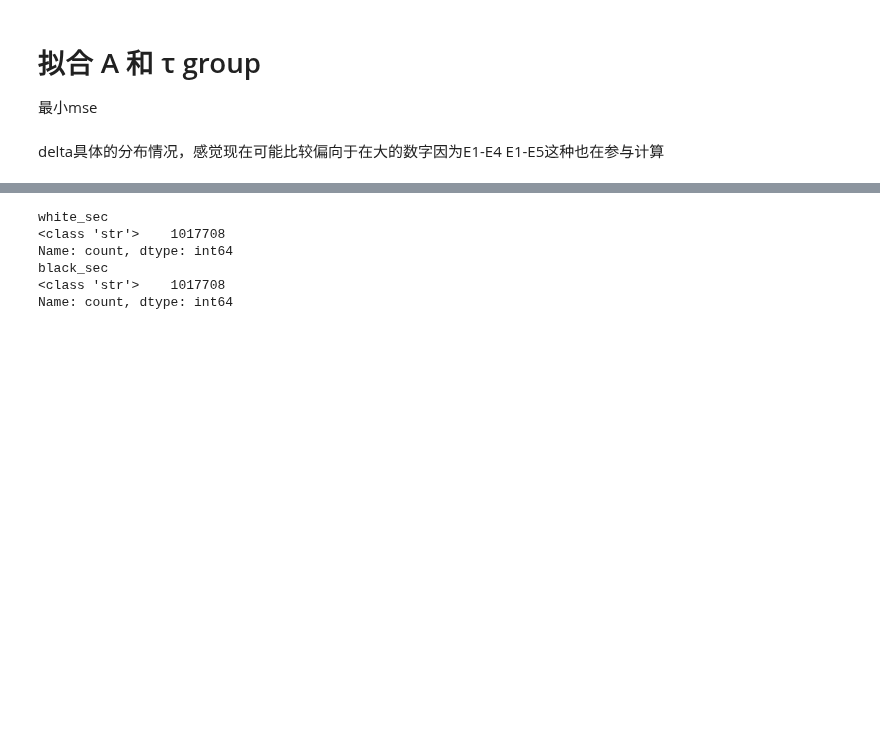
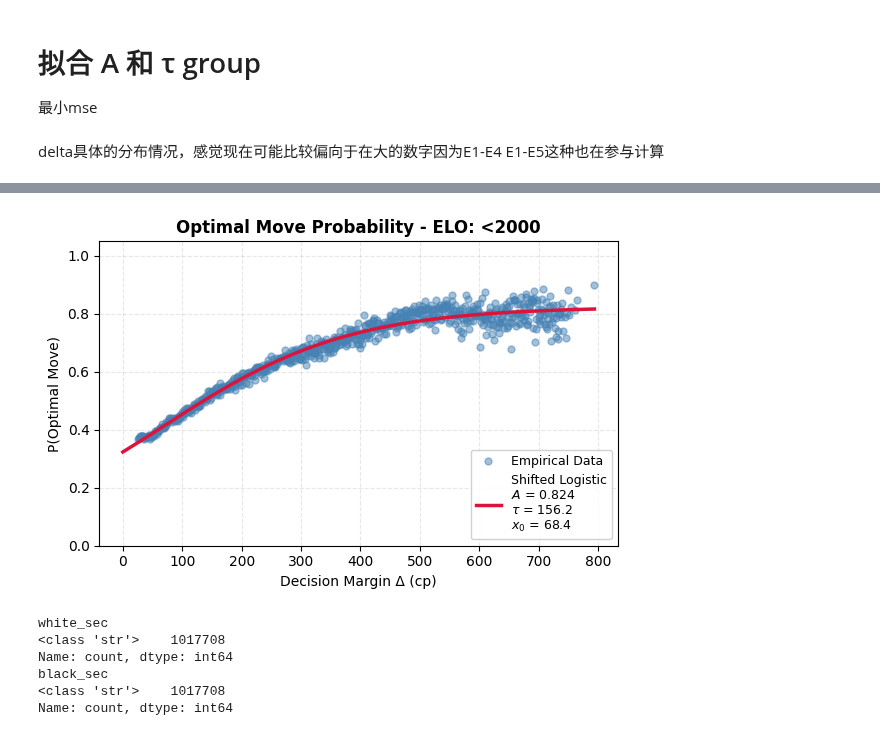
Before and after one commit to zZimablueee/Chess, a Jupyter notebook: complexity/delta_0/delta1.ipynb, the cells around one changed output, grey strips where cells are left out. Cells and saved outputs as stored; diff of their text form; code cells hidden in the pictures; blank space fills up the shorter version.

```diff
--- a/complexity/delta_0/delta1.ipynb
+++ b/complexity/delta_0/delta1.ipynb
@@ -1219,0 +1022,81 @@ for g in group_order:
+# %%
+# 拟合效果好很多但是一点也不好解释
+g = '2000-2200'
+d_max = 1000
+m_cnt = 50
+
+print(f'\n===== 当前正在调试 ELO group: {g} =====')
+print(f'使用参数 -> delta_max: {d_max}, min_count: {m_cnt}')
+
+prob_df = empirical_curve(
+    df_moves[df_moves['Is_Forced'] == 0],
+    group_name=g,
+    delta_min=25,
+    delta_max=d_max,
+    min_count=m_cnt
+)
+
+# ==========================================
+# 1. 定义新的三参数公式 (加了 x0)
+# ==========================================
+def theoretical_logistic_shifted(x, A, tau, x0):
+    # 限制指数范围防止溢出报错
+    x_safe = np.clip(-(x - x0) / tau, -500, 500)
+    return A / (1 + np.exp(x_safe))
+
+# ==========================================
+# 2. 修改拟合函数，返回三个参数
+# ==========================================
+def fit_mse_shifted(prob_df):
+    x_data = prob_df['Δ'].values
+    y_data = prob_df['P_Optimal'].values
+
+    # 初始猜测：A=0.85, tau=200, x0=50
+    p0 = [0.85, 200, 50]
+    # 边界限制：A在[0,1], tau在[1,1000], x0允许是负数或正数[-500, 500]
+    bounds = ([0.0, 1.0, -500.0], [1.0, 1000.0, 500.0])
+
+    try:
+        popt, _ = curve_fit(theoretical_logistic_shifted, x_data, y_data, p0=p0, bounds=bounds)
+        return popt[0], popt[1], popt[2]
+    except Exception as e:
+        print("拟合失败:", e)
+        return None, None, None
+
+# ==========================================
+# 3. 运行测试（假设你的 prob_df 已经准备好了）
+# ==========================================
+g = '<2000'
+
+# 这里直接用你之前提取好的 prob_df
+# 注意：确保这里用的 prob_df 包含到了比较大的 delta，比如 700，因为新模型能很好地拟合尾部了
+A, tau, x0 = fit_mse_shifted(prob_df)
+
+if A is not None:
+    print(f'✅ 新模型拟合成功！')
+    print(f'天花板 A  = {A:.3f} (预期会升高到 0.85 左右)')
+    print(f'敏感度 τ  = {tau:.1f}')
+    print(f'平移量 x0 = {x0:.1f} (这就是解决开头偏高的功臣！)')
+
+    # 画图
+    plt.figure(figsize=(6, 4))
+    x_data = prob_df['Δ'].values
+    y_data = prob_df['P_Optimal'].values
+
+    plt.plot(x_data, y_data, 'o', color='steelblue', alpha=0.5, markersize=5, label='Empirical Data')
+
+    x_smooth = np.linspace(0, x_data.max(), 200)
+    y_smooth = theoretical_logistic_shifted(x_smooth, A, tau, x0)
+
+    fit_label = f'Shifted Logistic\n$A$ = {A:.3f}\n$\\tau$ = {tau:.1f}\n$x_0$ = {x0:.1f}'
+    plt.plot(x_smooth, y_smooth, '-', color='crimson', lw=2.5, label=fit_label)
+
+    plt.title(f'Optimal Move Probability - ELO: {g}', fontsize=12, fontweight='bold')
+    plt.xlabel('Decision Margin Δ (cp)', fontsize=10)
+    plt.ylabel('P(Optimal Move)', fontsize=10)
+    plt.ylim(0, 1.05)
+    plt.legend(loc='lower right', fontsize=9, framealpha=0.9)
+    plt.grid(alpha=0.3, linestyle='--')
+    plt.tight_layout()
+    plt.show()
+# %% [output]
@@ -1220,3 +1109,4 @@ for g in group_order:
+[figure, added]
 # %%
 clock_info = pd.read_csv(r'..\..\data\input\clock_info.csv')
 print(clock_info['white_sec'].apply(type).value_counts())
```
Also changed, not shown: parts of 24 cells of this notebook, 1 other file.
